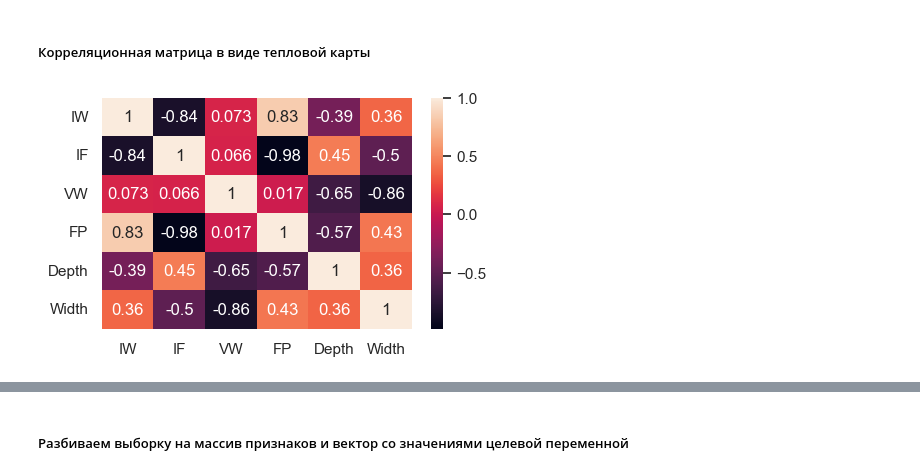
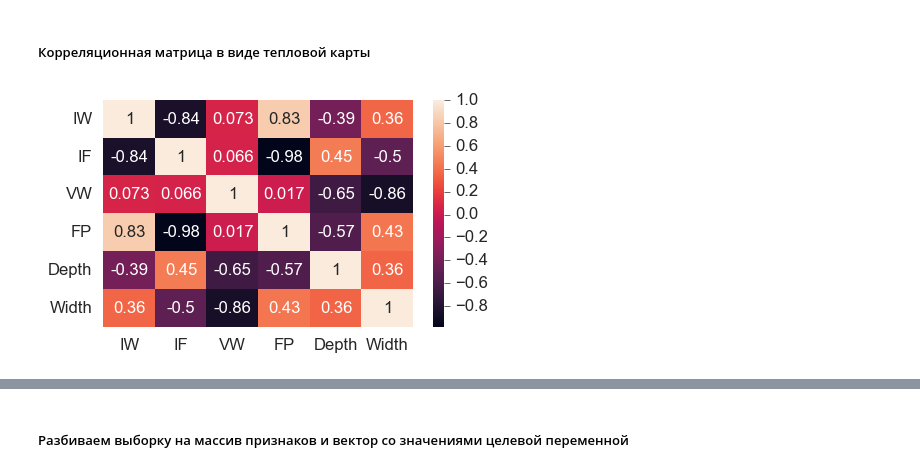
Before and after one commit to VASoftLab/bmstu, a Jupyter notebook: welding.ipynb, the cells around one changed output, grey strips where cells are left out. Cells and saved outputs as stored; diff of their text form; code cells hidden in the pictures.

```diff
--- a/welding.ipynb
+++ b/welding.ipynb
@@ -115,7 +122,9 @@ trainData.corr()
 ##### Корреляционная матрица в виде тепловой карты
 # %%
 plt.figure(figsize = (5, 3), dpi = 100)
+plt.style.use('classic')
+sns.set_style('whitegrid')
 sns.heatmap(trainData.corr(), annot = True)
 plt.show()
 # %% [output]
-[figure, old version]
+[figure, new version]
```
Also changed, not shown: parts of 16 cells of this notebook, 1 other file.
